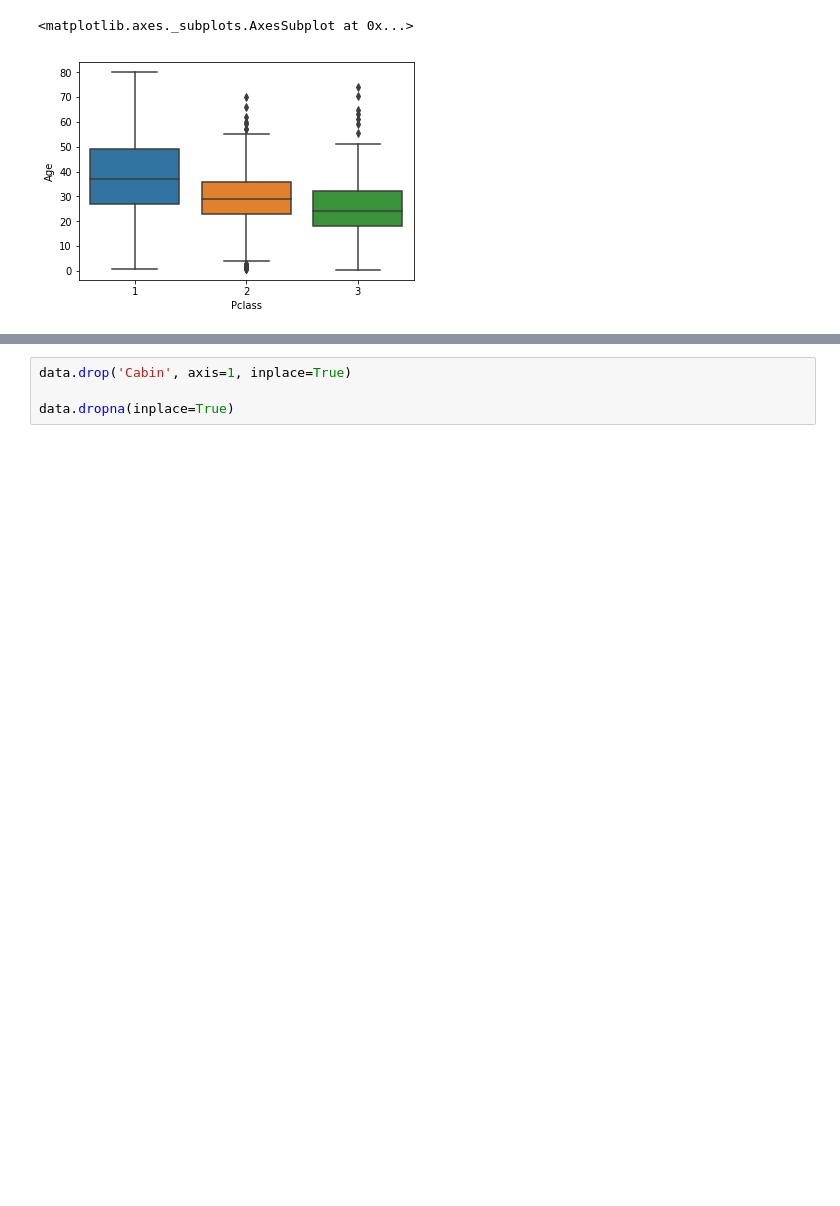
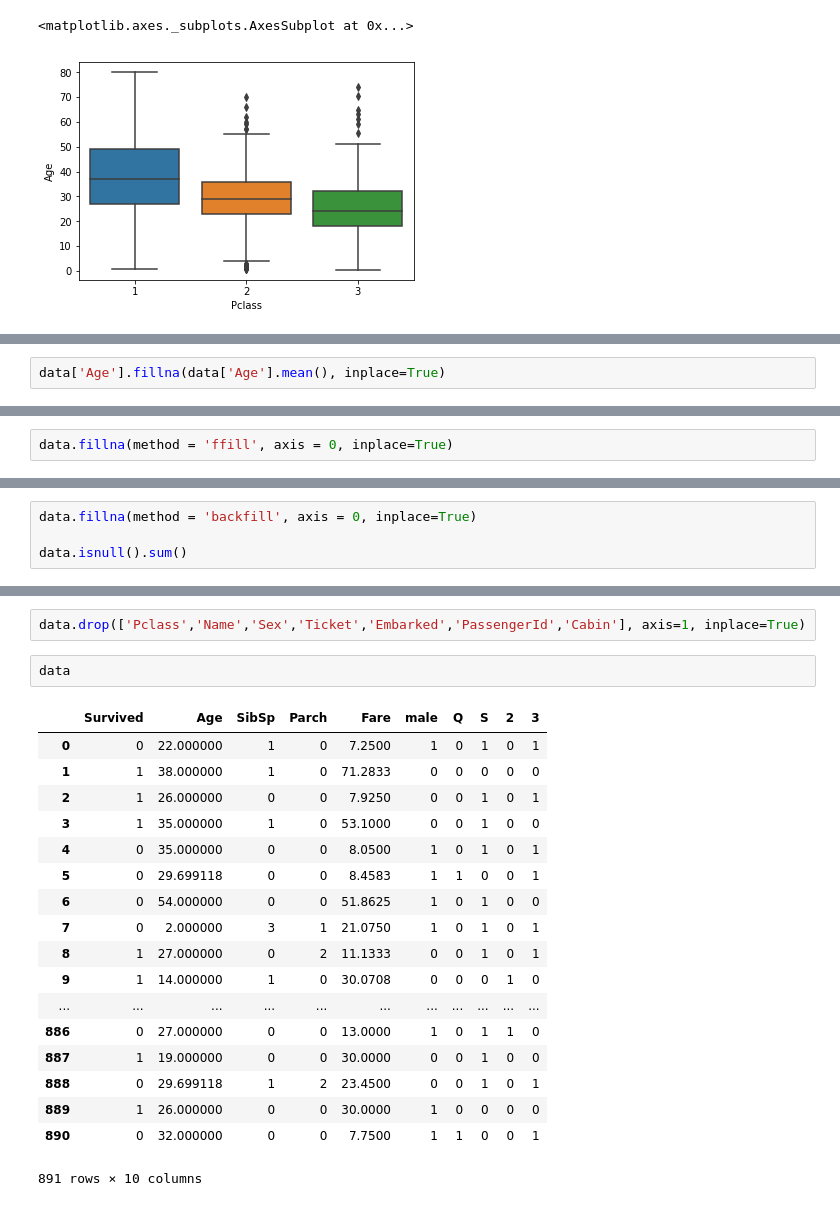
Before and after one commit to GourBera/DataSciencePython, a Jupyter notebook: Titanic.ipynb, the cells around one changed output, grey strips where cells are left out. Saved outputs shown, nothing was run; the diff lists cells and outputs as text; blank space fills up the shorter version.

```diff
--- a/Titanic.ipynb
+++ b/Titanic.ipynb
@@ -84,0 +101,2 @@ data.head(3)
+# %%
+data['Age'].fillna(data['Age'].mean(), inplace=True)
@@ -84,0 +153,2 @@ data.head(3)
+# %%
+data.fillna(method = 'ffill', axis = 0, inplace=True)
@@ -84,0 +171,4 @@ data.head(3)
+# %%
+data.fillna(method = 'backfill', axis = 0, inplace=True)
+
+data.isnull().sum()
@@ -85,4 +212,23 @@ data.head(3)
 # %%
-data.drop('Cabin', axis=1, inplace=True)
-
-data.dropna(inplace=True)
+data.drop(['Pclass','Name','Sex','Ticket','Embarked','PassengerId','Cabin'], axis=1, inplace=True)
+# %%
+data
+# %% [output]
+|  | Survived | Age | SibSp | Parch | Fare | male | Q | S | 2 | 3 |
+| 0 | 0 | 22.000000 | 1 | 0 | 7.2500 | 1 | 0 | 1 | 0 | 1 |
+| 1 | 1 | 38.000000 | 1 | 0 | 71.2833 | 0 | 0 | 0 | 0 | 0 |
+| 2 | 1 | 26.000000 | 0 | 0 | 7.9250 | 0 | 0 | 1 | 0 | 1 |
+| 3 | 1 | 35.000000 | 1 | 0 | 53.1000 | 0 | 0 | 1 | 0 | 0 |
+| 4 | 0 | 35.000000 | 0 | 0 | 8.0500 | 1 | 0 | 1 | 0 | 1 |
+| 5 | 0 | 29.699118 | 0 | 0 | 8.4583 | 1 | 1 | 0 | 0 | 1 |
+| 6 | 0 | 54.000000 | 0 | 0 | 51.8625 | 1 | 0 | 1 | 0 | 0 |
+| 7 | 0 | 2.000000 | 3 | 1 | 21.0750 | 1 | 0 | 1 | 0 | 1 |
+| 8 | 1 | 27.000000 | 0 | 2 | 11.1333 | 0 | 0 | 1 | 0 | 1 |
+| 9 | 1 | 14.000000 | 1 | 0 | 30.0708 | 0 | 0 | 0 | 1 | 0 |
+| ... | ... | ... | ... | ... | ... | ... | ... | ... | ... | ... |
+| 886 | 0 | 27.000000 | 0 | 0 | 13.0000 | 1 | 0 | 1 | 1 | 0 |
+| 887 | 1 | 19.000000 | 0 | 0 | 30.0000 | 0 | 0 | 1 | 0 | 0 |
+| 888 | 0 | 29.699118 | 1 | 2 | 23.4500 | 0 | 0 | 1 | 0 | 1 |
+| 889 | 1 | 26.000000 | 0 | 0 | 30.0000 | 1 | 0 | 0 | 0 | 0 |
+| 890 | 0 | 32.000000 | 0 | 0 | 7.7500 | 1 | 1 | 0 | 0 | 1 |
+891 rows × 10 columns
```
Also changed, not shown: parts of 38 cells of this notebook, 10 other files.
